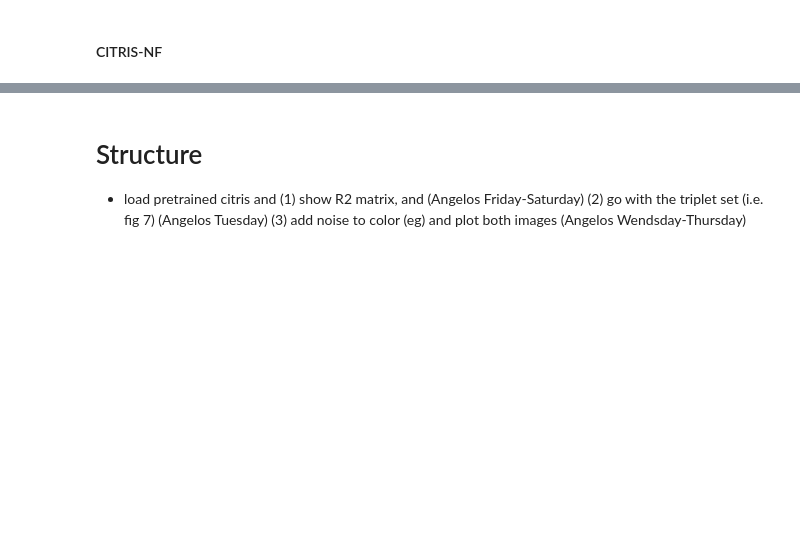
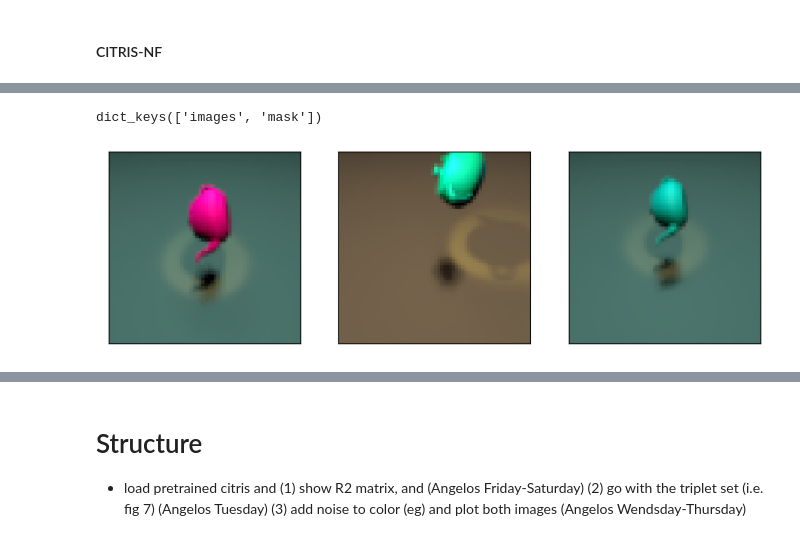
Before and after one commit to AngelosNal/CITRIS_Tutorial, a Jupyter notebook: citris-tutorial.ipynb, the cells around one changed output, grey strips where cells are left out. Saved outputs shown, nothing was run; the diff lists cells and outputs as text; code cells hidden in the pictures; blank space fills up the shorter version.

Commit message:
added triplet reconstruction

```diff
--- a/citris-tutorial.ipynb
+++ b/citris-tutorial.ipynb
@@ -159,0 +162,15 @@ if os.path.isfile(pretrained_CITRIS_path):
+# %%
+triplets = dict(np.load('causal3d_triplets.npz'))
+print(triplets.keys())
+# %% [output]
+dict_keys(['images', 'mask'])
+# %%
+plt.rcParams['figure.figsize'] = [10, 5]
+for i in range(3):
+    plt.subplot(1, 3, i+1)
+    plt.imshow(triplets['images'][0][i])
+    plt.xticks([])
+    plt.yticks([])
+plt.show()
+# %% [output]
+[figure, added]
```
Also changed, not shown: parts of 5 cells of this notebook.
